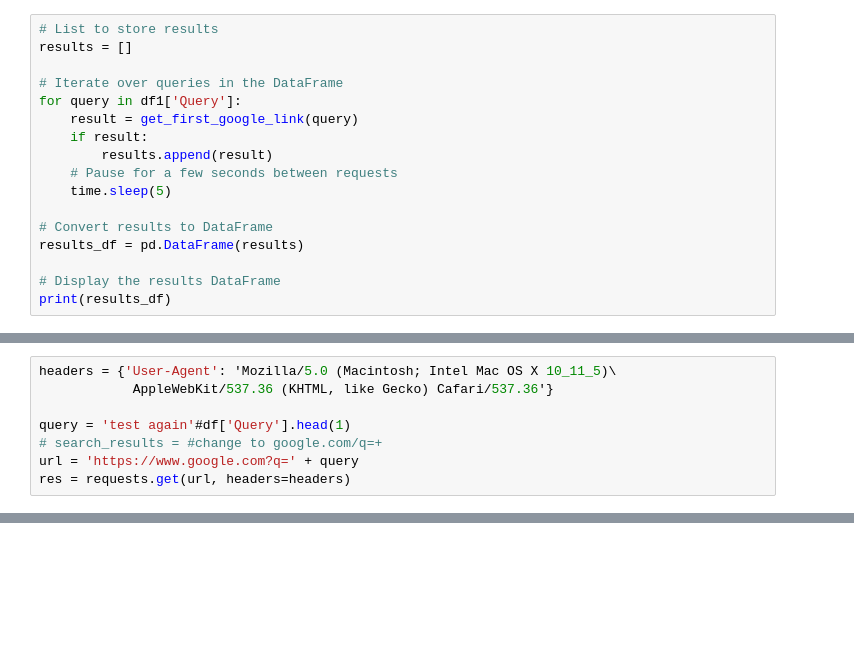
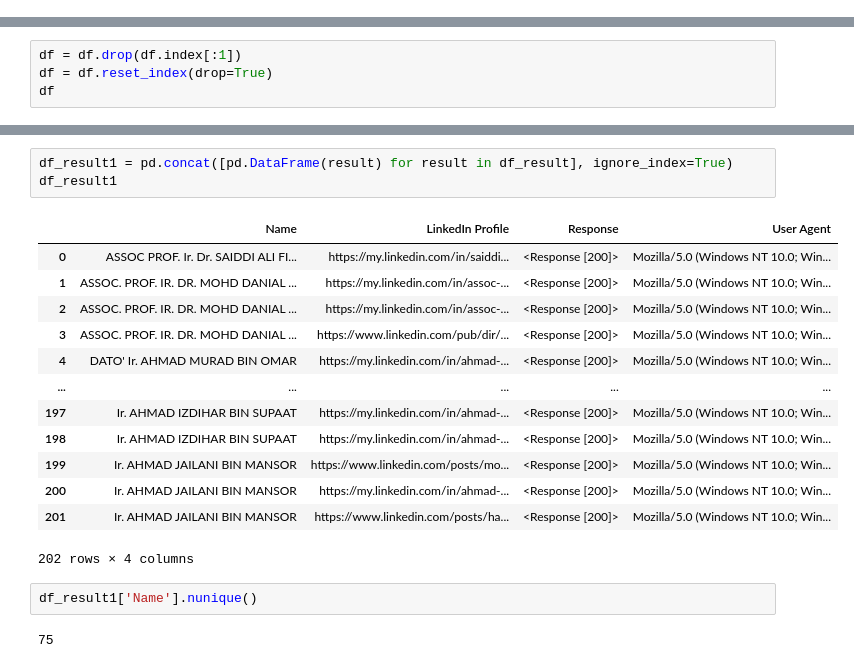
Before and after one commit to maeltwosinggit/My-Projects, a Jupyter notebook: Project 4 - Webscrape/LinkedInProfileScraper.ipynb, the cells around one changed output, grey strips where cells are left out. Saved outputs shown, nothing was run; the diff lists cells and outputs as text; blank space fills up the shorter version.

```diff
--- a/Project 4 - Webscrape/LinkedInProfileScraper.ipynb
+++ b/Project 4 - Webscrape/LinkedInProfileScraper.ipynb
@@ -64,17 +26,0 @@ df1
-# %%
-# List to store results
-results = []
-
-# Iterate over queries in the DataFrame
-for query in df1['Query']:
-    result = get_first_google_link(query)
-    if result:
-        results.append(result)
-    # Pause for a few seconds between requests
-    time.sleep(5)
-
-# Convert results to DataFrame
-results_df = pd.DataFrame(results)
-
-# Display the results DataFrame
-print(results_df)
@@ -95,8 +27,4 @@ Index: []
-# %%
-headers = {'User-Agent': 'Mozilla/5.0 (Macintosh; Intel Mac OS X 10_11_5)\
-            AppleWebKit/537.36 (KHTML, like Gecko) Cafari/537.36'}
-
-query = 'test again'#df['Query'].head(1)
-# search_results = #change to google.com/q=+
-url = 'https://www.google.com?q=' + query
-res = requests.get(url, headers=headers)
+# %%
+df = df.drop(df.index[:1])
+df = df.reset_index(drop=True)
+df
@@ -102,0 +131,21 @@ res = requests.get(url, headers=headers)
+# %%
+df_result1 = pd.concat([pd.DataFrame(result) for result in df_result], ignore_index=True)
+df_result1
+# %% [output]
+|  | Name | LinkedIn Profile | Response | User Agent |
+| 0 | ASSOC PROF. Ir. Dr. SAIDDI ALI FI... | https://my.linkedin.com/in/saiddi... | <Response [200]> | Mozilla/5.0 (Windows NT 10.0; Win... |
+| 1 | ASSOC. PROF. IR. DR. MOHD DANIAL ... | https://my.linkedin.com/in/assoc-... | <Response [200]> | Mozilla/5.0 (Windows NT 10.0; Win... |
+| 2 | ASSOC. PROF. IR. DR. MOHD DANIAL ... | https://my.linkedin.com/in/assoc-... | <Response [200]> | Mozilla/5.0 (Windows NT 10.0; Win... |
+| 3 | ASSOC. PROF. IR. DR. MOHD DANIAL ... | https://www.linkedin.com/pub/dir/... | <Response [200]> | Mozilla/5.0 (Windows NT 10.0; Win... |
+| 4 | DATO' Ir. AHMAD MURAD BIN OMAR | https://my.linkedin.com/in/ahmad-... | <Response [200]> | Mozilla/5.0 (Windows NT 10.0; Win... |
+| ... | ... | ... | ... | ... |
+| 197 | Ir. AHMAD IZDIHAR BIN SUPAAT | https://my.linkedin.com/in/ahmad-... | <Response [200]> | Mozilla/5.0 (Windows NT 10.0; Win... |
+| 198 | Ir. AHMAD IZDIHAR BIN SUPAAT | https://my.linkedin.com/in/ahmad-... | <Response [200]> | Mozilla/5.0 (Windows NT 10.0; Win... |
+| 199 | Ir. AHMAD JAILANI BIN MANSOR | https://www.linkedin.com/posts/mo... | <Response [200]> | Mozilla/5.0 (Windows NT 10.0; Win... |
+| 200 | Ir. AHMAD JAILANI BIN MANSOR | https://my.linkedin.com/in/ahmad-... | <Response [200]> | Mozilla/5.0 (Windows NT 10.0; Win... |
+| 201 | Ir. AHMAD JAILANI BIN MANSOR | https://www.linkedin.com/posts/ha... | <Response [200]> | Mozilla/5.0 (Windows NT 10.0; Win... |
+202 rows × 4 columns
+# %%
+df_result1['Name'].nunique()
+# %% [output]
+75
```
Also changed, not shown: parts of 8 cells of this notebook, 7 other files.
